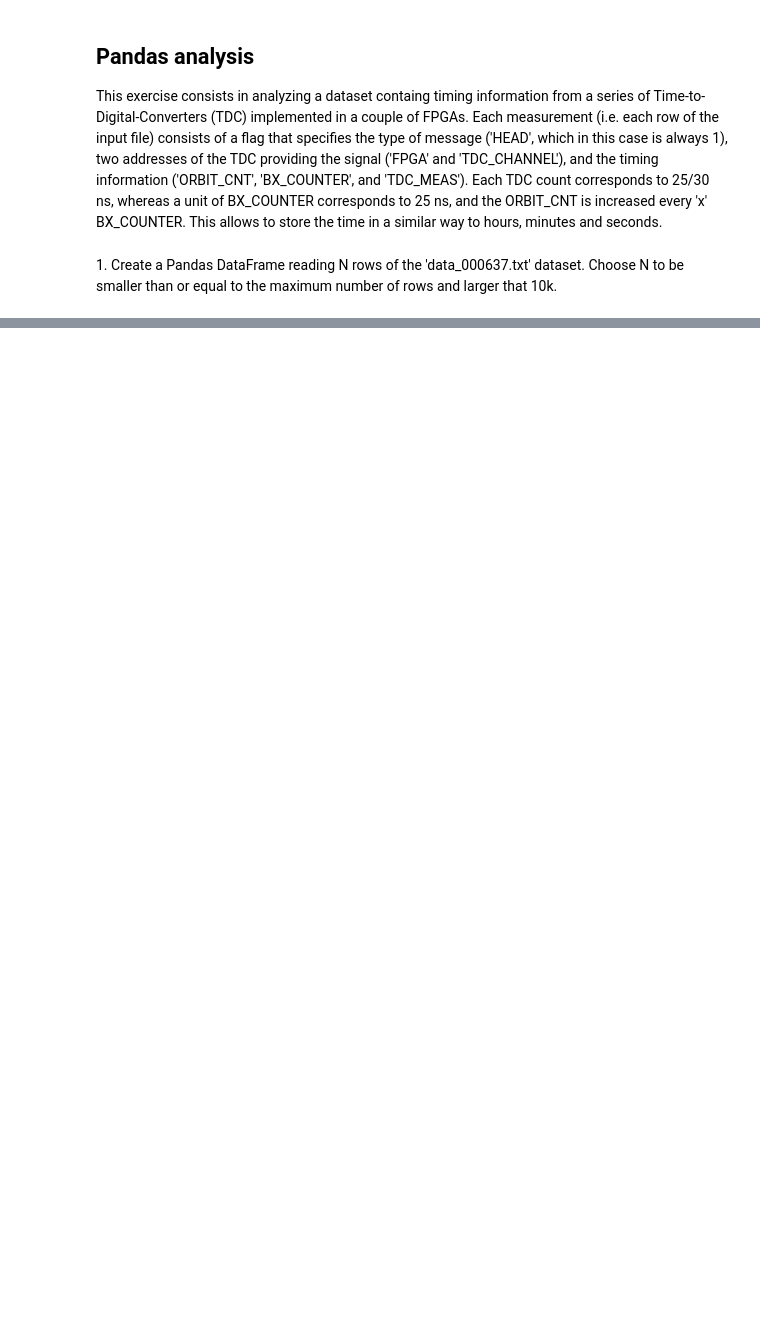
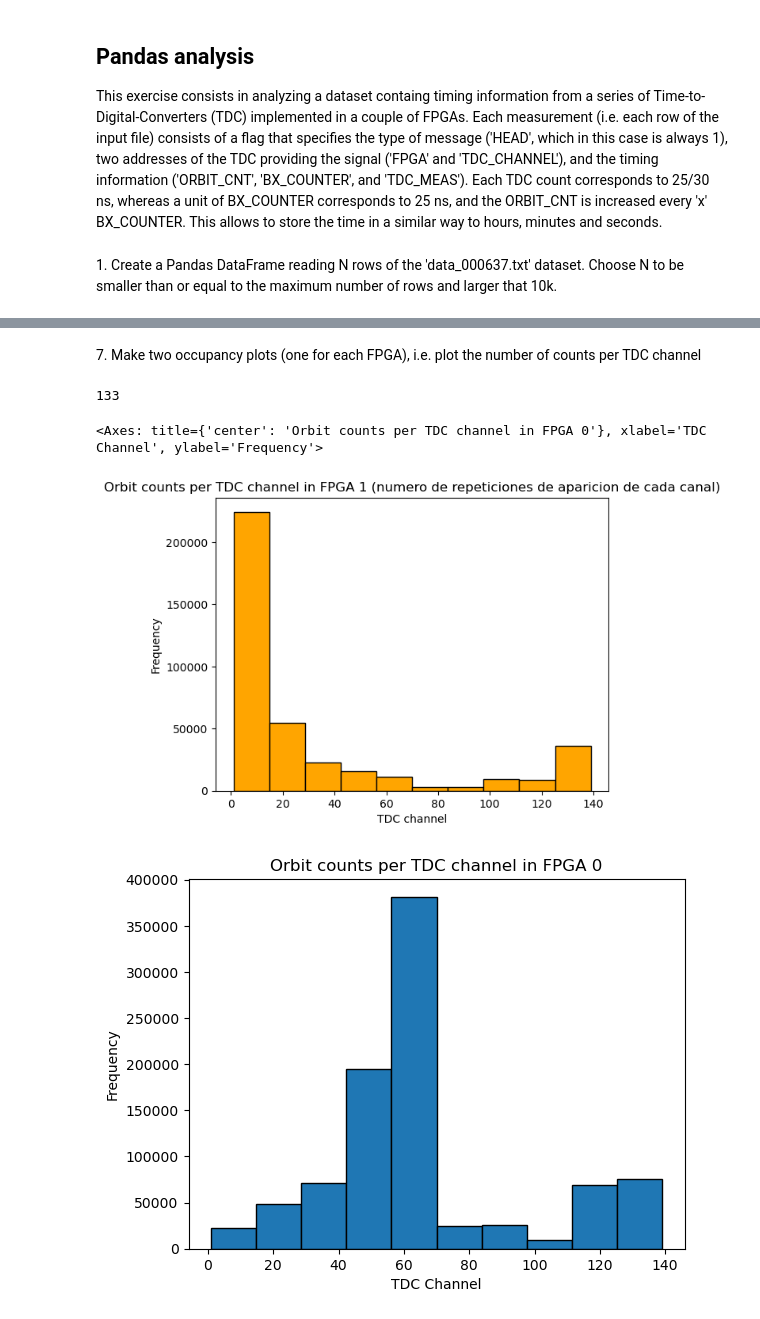
Before and after one commit to androjaslo/LaboratoryOfComputationalPhysics_Y8, a Jupyter notebook: 06ex_Pandas.ipynb, the cells around one changed output, grey strips where cells are left out. Cells and saved outputs as stored; diff of their text form; code cells hidden in the pictures; blank space fills up the shorter version.

Commit message:
Finished number 5 and 6

```diff
--- a/06ex_Pandas.ipynb
+++ b/06ex_Pandas.ipynb
@@ -27,0 +10,7 @@ import pandas as pd
+# %%
+import pandas as pd
+df=pd.read_csv('data_000637.txt')#,nrows=15000)
+p=df[df['ORBIT_CNT']==3869200168]
+
+k=df['BX_COUNTER'].max()
+print(k)
@@ -27,0 +80,6 @@ import pandas as pd
+# %%
+#Dado que el maximo de bx es 3564, entonces tendremos que el equivalente a un orbit es 3564*25ns=89100ns=89.1us.
+#Luego, para calcular el tiempo total, tenemos que multiplicar el numero de orbits por 89.1us.
+df['Abs time']= (df['ORBIT_CNT']*3564+df['BX_COUNTER']+(df['TDC_MEAS']/30))*25.
+df
+#print((df['Abs time'].max()-df['Abs time'].min())*1e-9)
@@ -27,0 +102,4 @@ import pandas as pd
+# %%
+import numpy.random as npr
+npr.seed(42)
+df['HEAD']= df['HEAD'].apply(lambda x: npr.choice([0,1]))
@@ -27,0 +146,22 @@ import pandas as pd
+# %% [markdown]
+7\. Make two occupancy plots (one for each FPGA), i.e. plot the number of counts per TDC channel
+# %%
+df['TDC_CHANNEL'].nunique()
+# %% [output]
+133
+# %%
+import matplotlib.pyplot as plt
+#10 bins implica que dividi los 139 canales en 13 para tener aproximadamante grupos de 14 canales por bin
+plt.figure()
+#df1=df[df['FPGA']==1]
+df[df['FPGA']==1]['TDC_CHANNEL'].plot.hist(x='TDC_CHANNEL',label='FPGA = 1',
+                            color='orange',edgecolor='k',title='Orbit counts per TDC channel in FPGA 1 (numero de repeticiones de aparicion de cada canal)',
+                            xlabel='TDC channel'
+                            )
+plt.figure()
+df[df['FPGA']==0]['TDC_CHANNEL'].plot.hist(x='TDC_CHANNEL',edgecolor='k',title='Orbit counts per TDC channel in FPGA 0',
+                            xlabel='TDC Channel')
+# %% [output]
+<Axes: title={'center': 'Orbit counts per TDC channel in FPGA 0'}, xlabel='TDC Channel', ylabel='Frequency'>
+[figure, added]
+[figure, added]
```
Also changed, not shown: parts of 20 cells of this notebook, 8 other files.
